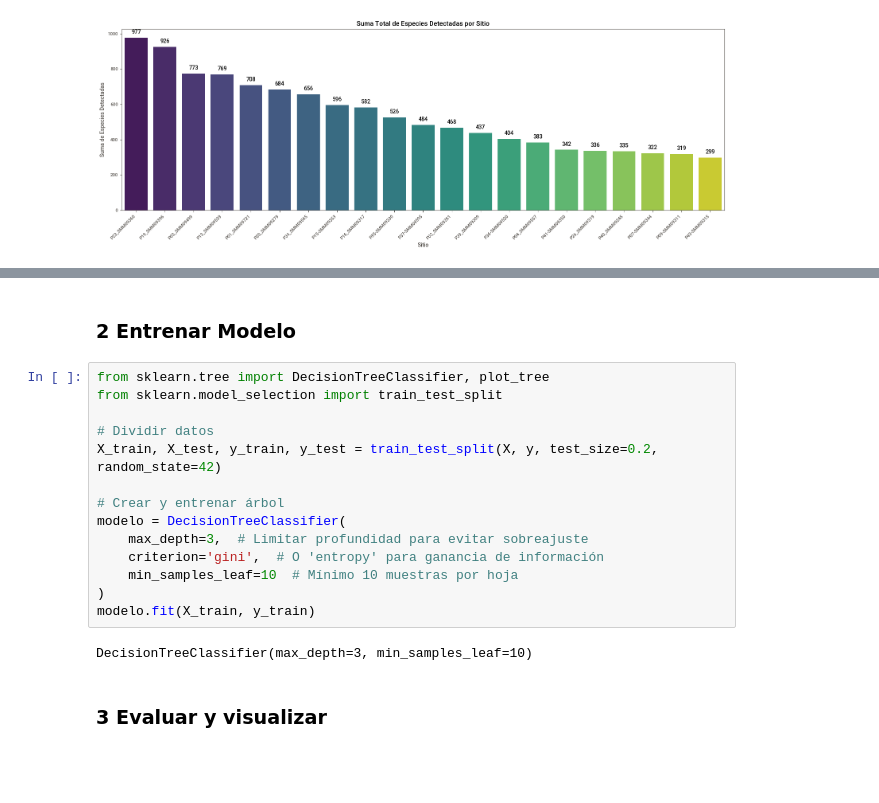
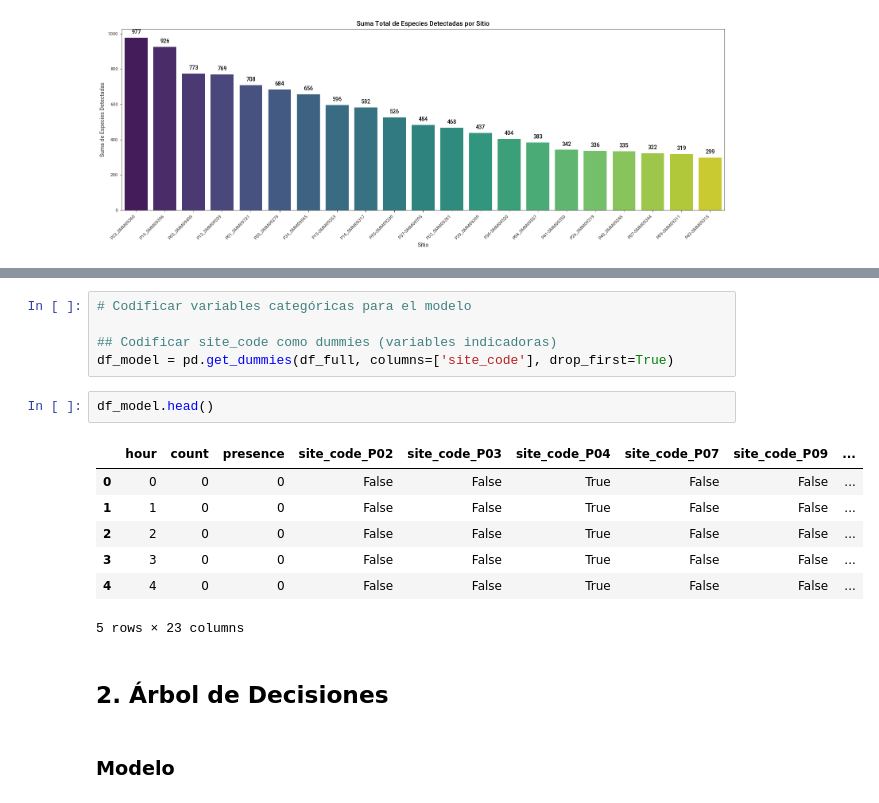
Before and after one commit to camilobehrens/Data_Science_ll, a Jupyter notebook: entrega_final/entrega_final.ipynb, the cells around one changed output, grey strips where cells are left out. Drawn from its saved outputs; the diff is of its cells as text; blank space fills up the shorter version.

```diff
--- a/entrega_final/entrega_final.ipynb
+++ b/entrega_final/entrega_final.ipynb
@@ -649,20 +520,19 @@ See the caveats in the documentation: https://pandas.pydata.org/pandas-docs/stab
+# %%
+# Codificar variables categóricas para el modelo
+
+## Codificar site_code como dummies (variables indicadoras)
+df_model = pd.get_dummies(df_full, columns=['site_code'], drop_first=True)
+# %%
+df_model.head()
+# %% [output]
+|  | hour | count | presence | site_code_P02 | site_code_P03 | site_code_P04 | site_code_P07 | site_code_P09 | ... |
+| 0 | 0 | 0 | 0 | False | False | True | False | False | ... |
+| 1 | 1 | 0 | 0 | False | False | True | False | False | ... |
+| 2 | 2 | 0 | 0 | False | False | True | False | False | ... |
+| 3 | 3 | 0 | 0 | False | False | True | False | False | ... |
+| 4 | 4 | 0 | 0 | False | False | True | False | False | ... |
+5 rows × 23 columns
+# %% [markdown]
+## 2. Árbol de Decisiones
 # %% [markdown]
-### 2 Entrenar Modelo
+### Modelo
-# %%
-from sklearn.tree import DecisionTreeClassifier, plot_tree
-from sklearn.model_selection import train_test_split
-
-# Dividir datos
-X_train, X_test, y_train, y_test = train_test_split(X, y, test_size=0.2, random_state=42)
-
-# Crear y entrenar árbol
-modelo = DecisionTreeClassifier(
-    max_depth=3,  # Limitar profundidad para evitar sobreajuste
-    criterion='gini',  # O 'entropy' para ganancia de información
-    min_samples_leaf=10  # Mínimo 10 muestras por hoja
-)
-modelo.fit(X_train, y_train)
-# %% [output]
-DecisionTreeClassifier(max_depth=3, min_samples_leaf=10)
-# %% [markdown]
-### 3 Evaluar y visualizar
```
Also changed, not shown: parts of 46 cells of this notebook, 1 other file.
